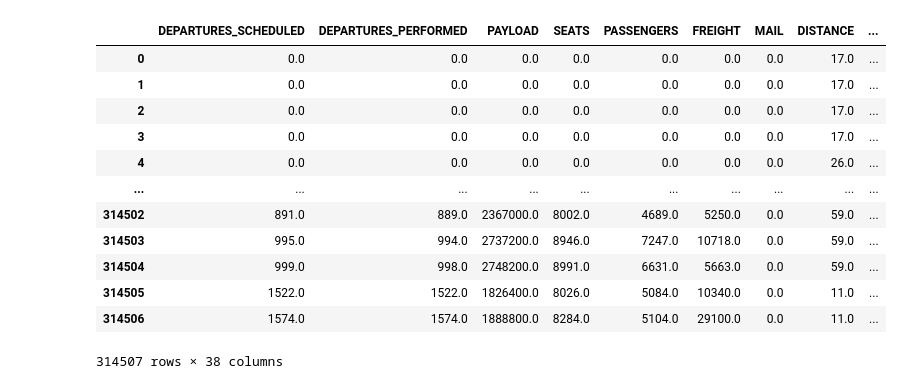
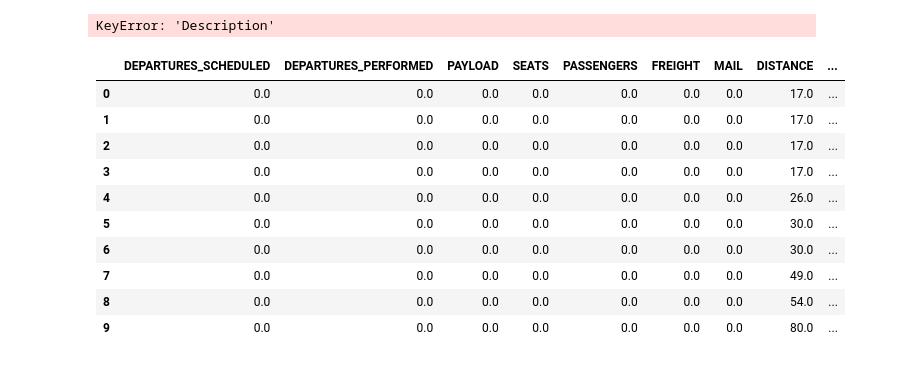
Before and after one commit to admacpherson/T-100-Aviation-Data, a Jupyter notebook: Tableau Dataset.ipynb, the cells around one changed output. Cells and saved outputs as stored; diff of their text form; code cells hidden in the pictures.

```diff
--- a/Tableau Dataset.ipynb
+++ b/Tableau Dataset.ipynb
@@ -9,4 +9,9 @@ area_codes_table = pd.read_csv('data/L_WORLD_AREA_CODES.csv')
 carrier_classes = pd.read_csv('data/L_CARRIER_GROUP_NEW.csv')
 # %%
 # Replace World Area Codes (WAC) with descriptions from lookup table
+df = df.merge(area_codes_table, left_on='ORIGIN_WAC', right_on='Code', how='left')
+df['ORIGIN_WAC'] = df['Description']
+df = df.drop(columns=['Code', 'Description'])
 df = df.merge(area_codes_table, left_on='DEST_WAC', right_on='Code', how='left')
+df['DEST_WAC'] = df['Description']
+df = df.drop(columns=['Code', 'Description'])
@@ -14,22 +33,22 @@ df = df.merge(area_codes_table, left_on='DEST_WAC', right_on='Code', how='left')
 df['DEST_WAC'] = df['Description']
 df['ORIGIN_WAC'] = df['Description']
 df = df.drop(columns=['Code', 'Description'])
+# %% [output]
+KeyError: 'Description'
 # %%
 df['Load Factor'] = df['PASSENGERS'] / df['SEATS']
-df['Load Factor'] = df['Load Factor'].replace('NaN', 0)
+df['Load Factor'] = df['Load Factor'].fillna(0)
 # %%
-df
+df[:10]
 # %% [output]
 |  | DEPARTURES_SCHEDULED | DEPARTURES_PERFORMED | PAYLOAD | SEATS | PASSENGERS | FREIGHT | MAIL | DISTANCE | ... |
 | 0 | 0.0 | 0.0 | 0.0 | 0.0 | 0.0 | 0.0 | 0.0 | 17.0 | ... |
 | 1 | 0.0 | 0.0 | 0.0 | 0.0 | 0.0 | 0.0 | 0.0 | 17.0 | ... |
 | 2 | 0.0 | 0.0 | 0.0 | 0.0 | 0.0 | 0.0 | 0.0 | 17.0 | ... |
 | 3 | 0.0 | 0.0 | 0.0 | 0.0 | 0.0 | 0.0 | 0.0 | 17.0 | ... |
 | 4 | 0.0 | 0.0 | 0.0 | 0.0 | 0.0 | 0.0 | 0.0 | 26.0 | ... |
-| ... | ... | ... | ... | ... | ... | ... | ... | ... | ... |
-| 314502 | 891.0 | 889.0 | 2367000.0 | 8002.0 | 4689.0 | 5250.0 | 0.0 | 59.0 | ... |
-| 314503 | 995.0 | 994.0 | 2737200.0 | 8946.0 | 7247.0 | 10718.0 | 0.0 | 59.0 | ... |
-| 314504 | 999.0 | 998.0 | 2748200.0 | 8991.0 | 6631.0 | 5663.0 | 0.0 | 59.0 | ... |
-| 314505 | 1522.0 | 1522.0 | 1826400.0 | 8026.0 | 5084.0 | 10340.0 | 0.0 | 11.0 | ... |
-| 314506 | 1574.0 | 1574.0 | 1888800.0 | 8284.0 | 5104.0 | 29100.0 | 0.0 | 11.0 | ... |
+| 5 | 0.0 | 0.0 | 0.0 | 0.0 | 0.0 | 0.0 | 0.0 | 30.0 | ... |
+| 6 | 0.0 | 0.0 | 0.0 | 0.0 | 0.0 | 0.0 | 0.0 | 30.0 | ... |
+| 7 | 0.0 | 0.0 | 0.0 | 0.0 | 0.0 | 0.0 | 0.0 | 49.0 | ... |
+| 8 | 0.0 | 0.0 | 0.0 | 0.0 | 0.0 | 0.0 | 0.0 | 54.0 | ... |
+| 9 | 0.0 | 0.0 | 0.0 | 0.0 | 0.0 | 0.0 | 0.0 | 80.0 | ... |
-314507 rows × 38 columns
```
Also changed, not shown: parts of 1 cell of this notebook, 1 other file.
